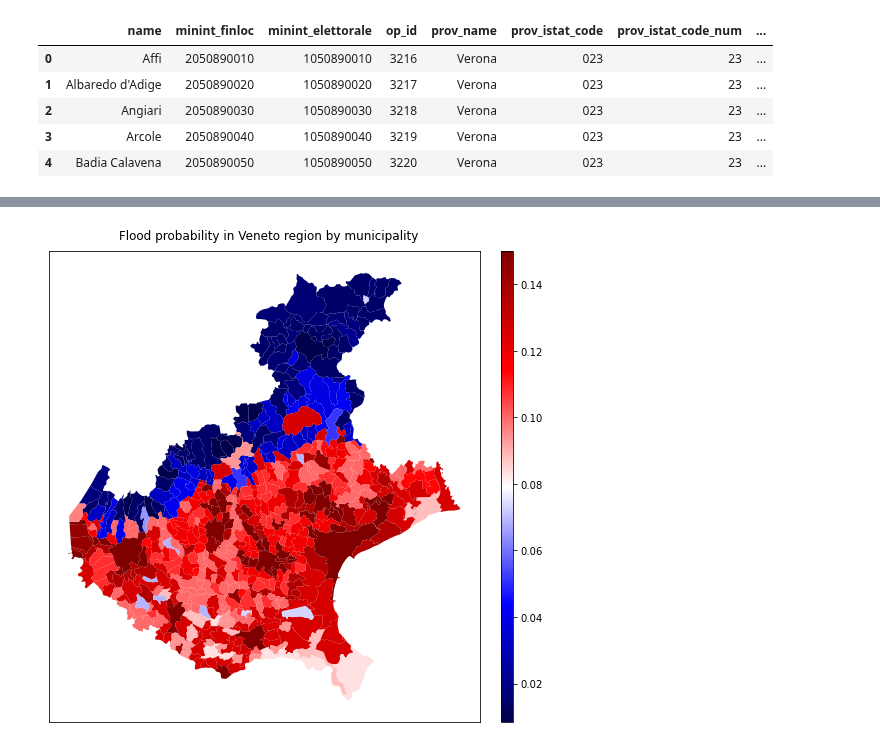
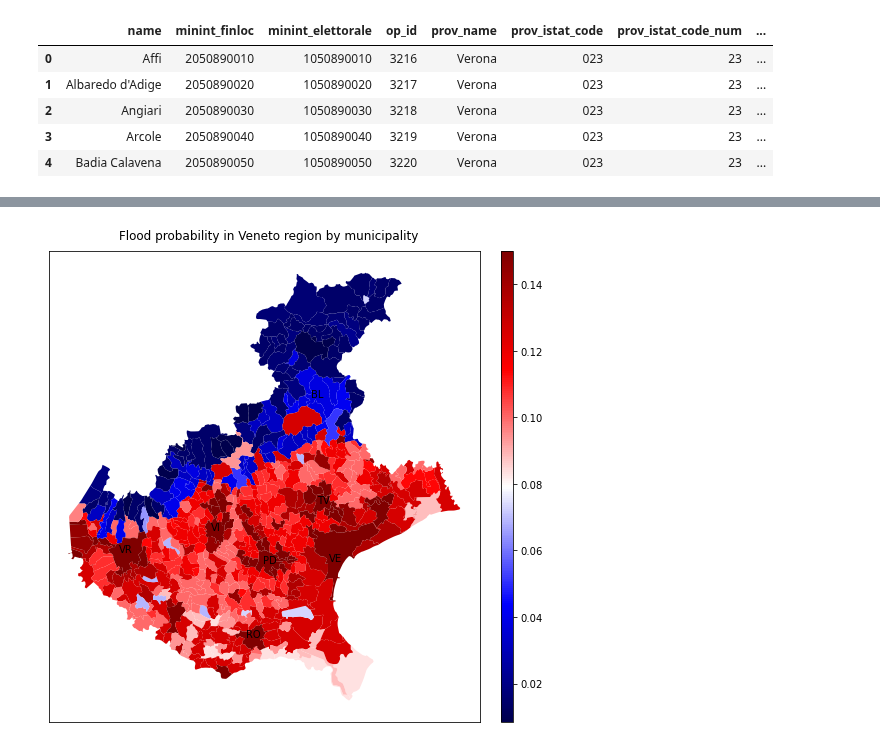
Before and after one commit to RiccardoSpolaor/Flood-disaster-prediction, a Jupyter notebook: Flooding Disaster Prediction.ipynb, the cells around one changed output, grey strips where cells are left out. Cells and saved outputs as stored; diff of their text form; code cells hidden in the pictures.

```diff
--- a/Flooding Disaster Prediction.ipynb
+++ b/Flooding Disaster Prediction.ipynb
@@ -1240,16 +1240,22 @@ More densely populated and richer areas such as some chief towns (*Venezia*, *Ve
 # %%
 fig, ax = plt.subplots(1, figsize=(10, 10))
 
 divider = make_axes_locatable(ax)
 cax = divider.append_axes("right", size="2%", pad=-1)
 
 ax = geopandas_df.plot(column='flood_likelihood', cmap='seismic', ax=ax, legend= True, cax=cax)
 
-#plt.colorbar()
 ax.get_xaxis().set_visible(False)
 ax.get_yaxis().set_visible(False)
 
+provinces = ['Venezia', 'Verona', 'Vicenza', 'Padova', 'Treviso', 'Rovigo', 'Belluno']
+
+for idx, row in geopandas_df[geopandas_df['name'].isin(provinces)].iterrows():
+    coords = row['geometry'].representative_point().coords[:]
+    coords = coords[0]
+    ax.annotate(row['prov_acr'], xy=coords, horizontalalignment='center')
+
 fig.suptitle('Flood probability in Veneto region by municipality', y=0.86, x=0.56)
 plt.show()
 # %% [output]
-[figure, old version]
+[figure, new version]
```
Also changed, not shown: parts of 115 cells of this notebook.
